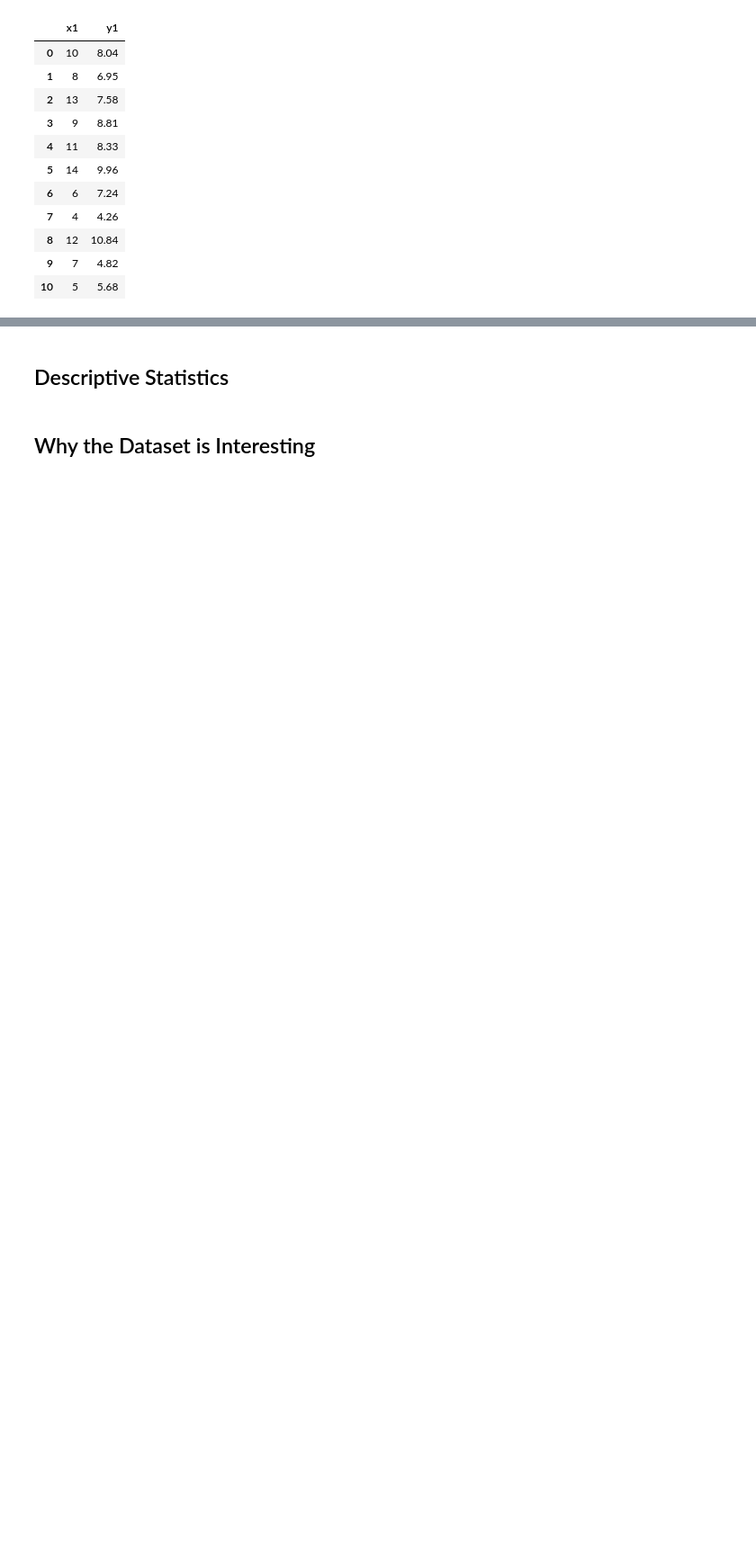
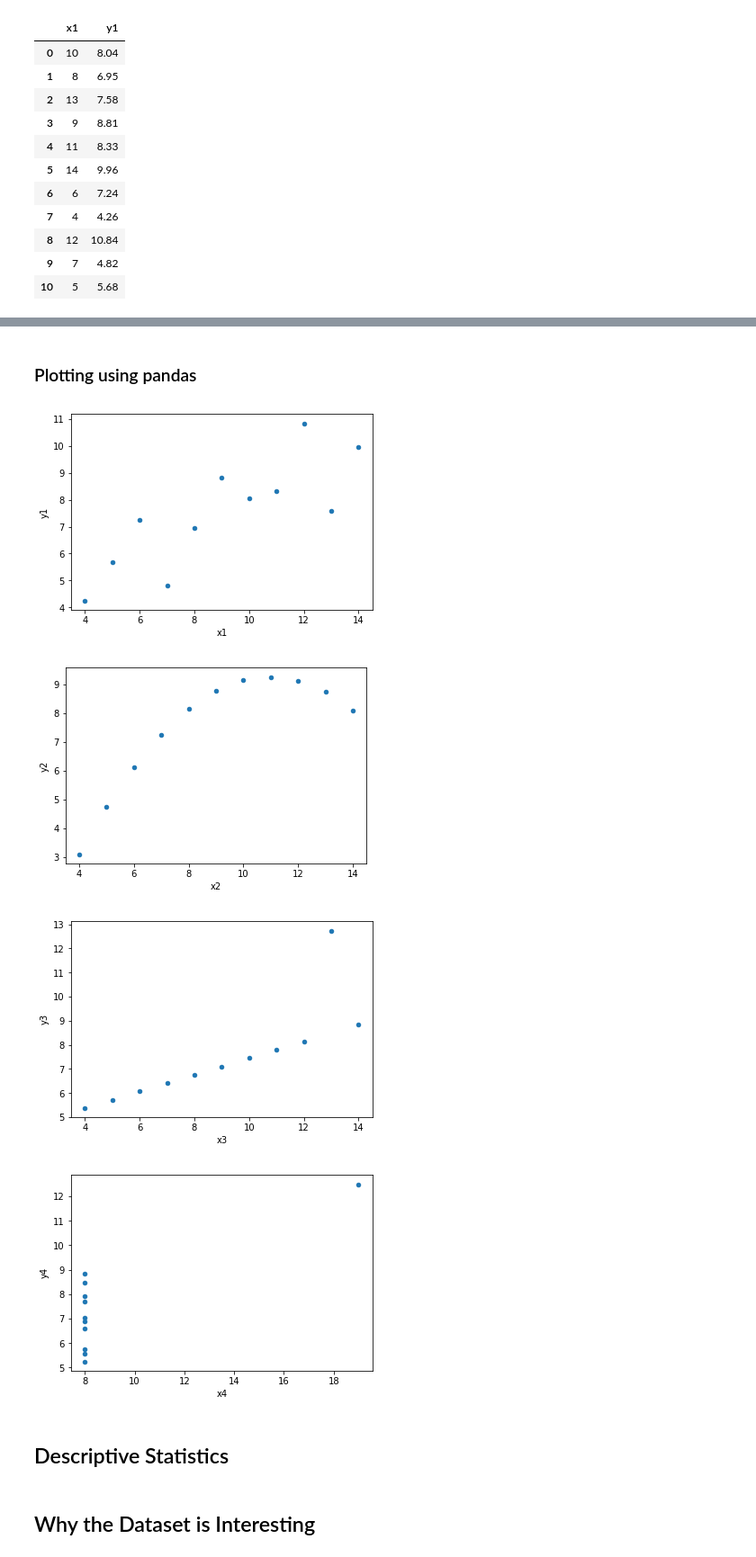
Before and after one commit to declanbarr/anscombes-quartet, a Jupyter notebook: anscombes-quartet.ipynb, the cells around one changed output, grey strips where cells are left out. Shown at 90% size. Drawn from its saved outputs; the diff is of its cells as text; code cells hidden in the pictures; blank space fills up the shorter version.

```diff
--- a/anscombes-quartet.ipynb
+++ b/anscombes-quartet.ipynb
@@ -41,3 +75,22 @@ df.loc[:,['x1', 'y1']]
+# %% [markdown]
+### Plotting using pandas
+# %%
+df.plot.scatter(x = 'x1', y = 'y1')
+plt.show()
+
+df.plot.scatter(x = 'x2', y = 'y2')
+plt.show()
+
+df.plot.scatter(x = 'x3', y = 'y3')
+plt.show()
+
+df.plot.scatter(x = 'x4', y = 'y4')
+plt.show()
+# %% [output]
+[figure, added]
+[figure, added]
+[figure, added]
+[figure, added]
 # %% [markdown]
 ## Descriptive Statistics
 # %% [markdown]
```
Also changed, not shown: parts of 3 cells of this notebook.
